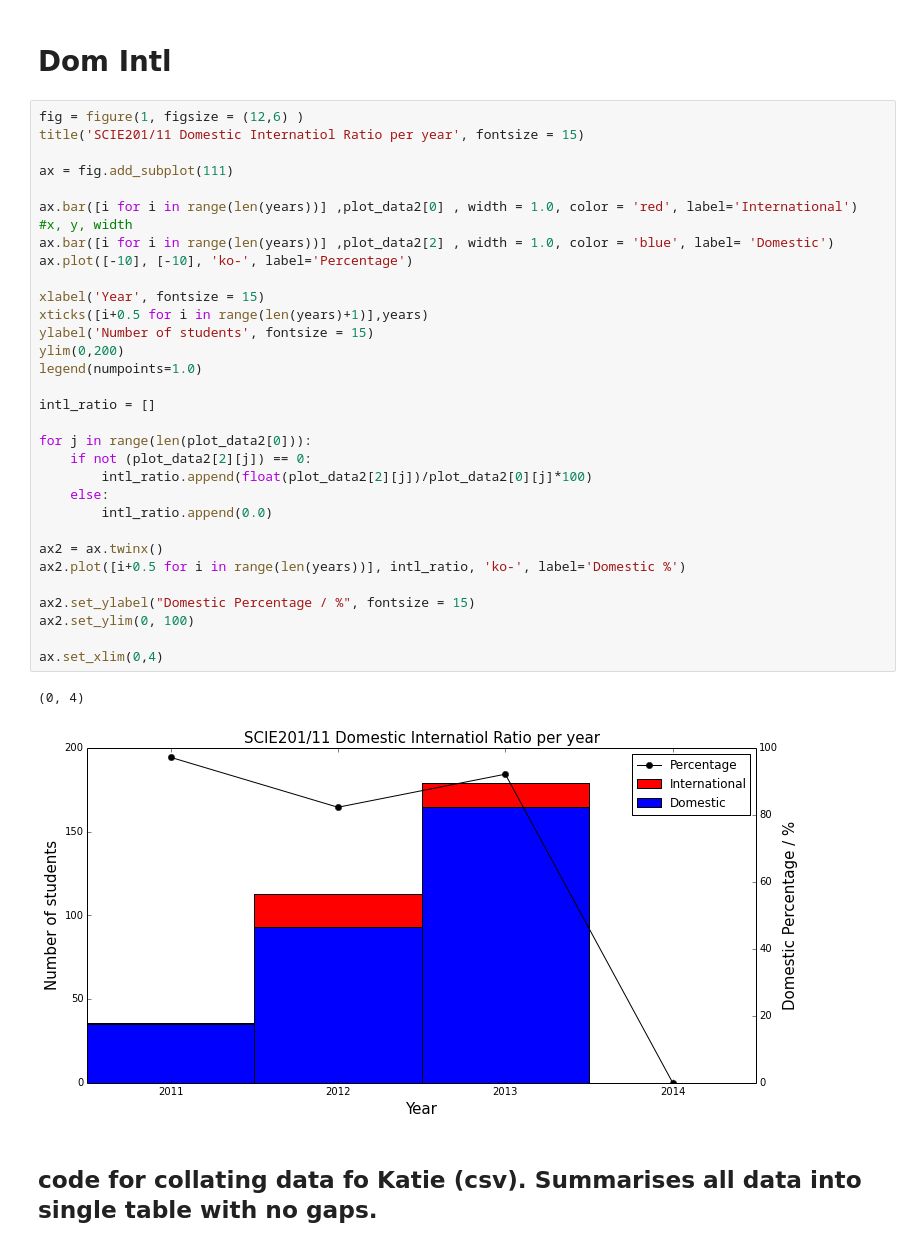
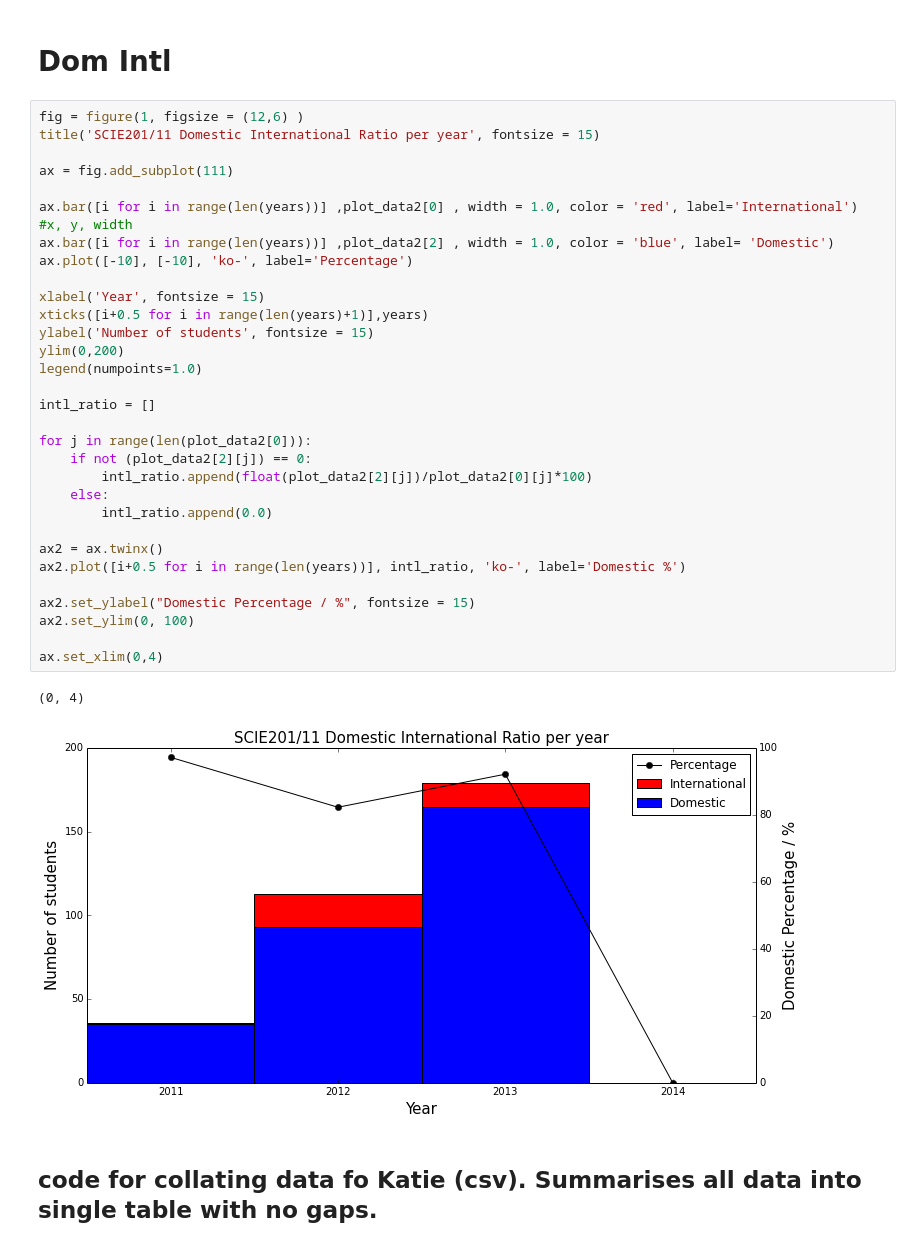
Before and after one commit to kaiwhata/Grade_analysis, a Jupyter notebook: SCIE211_grade_tools.ipynb, the cells around one changed output. Saved outputs shown, nothing was run; the diff lists cells and outputs as text.

```diff
--- a/SCIE211_grade_tools.ipynb
+++ b/SCIE211_grade_tools.ipynb
@@ -877,38 +881,38 @@ ax.set_xlim(0,4)
 # Dom Intl
 # %%
 fig = figure(1, figsize = (12,6) )
-title('SCIE201/11 Domestic Internatiol Ratio per year', fontsize = 15)
+title('SCIE201/11 Domestic International Ratio per year', fontsize = 15)
 
 ax = fig.add_subplot(111)
 
 ax.bar([i for i in range(len(years))] ,plot_data2[0] , width = 1.0, color = 'red', label='International') #x, y, width
 ax.bar([i for i in range(len(years))] ,plot_data2[2] , width = 1.0, color = 'blue', label= 'Domestic')
 ax.plot([-10], [-10], 'ko-', label='Percentage')
 
 xlabel('Year', fontsize = 15)
 xticks([i+0.5 for i in range(len(years)+1)],years)
 ylabel('Number of students', fontsize = 15)
 ylim(0,200)
 legend(numpoints=1.0)
 
 intl_ratio = []
 
 for j in range(len(plot_data2[0])):
     if not (plot_data2[2][j]) == 0:
         intl_ratio.append(float(plot_data2[2][j])/plot_data2[0][j]*100)
     else:
         intl_ratio.append(0.0)
 
 ax2 = ax.twinx()
 ax2.plot([i+0.5 for i in range(len(years))], intl_ratio, 'ko-', label='Domestic %')
 
 ax2.set_ylabel("Domestic Percentage / %", fontsize = 15)
 ax2.set_ylim(0, 100)
 
 ax.set_xlim(0,4)
 # %% [output]
 (0, 4)
-[figure, old version]
+[figure, new version]
 # %% [markdown]
 ## code for collating data fo Katie (csv). Summarises all data into single table with no gaps.
 # %% [markdown]
```
Also changed, not shown: parts of 1 cell of this notebook.
